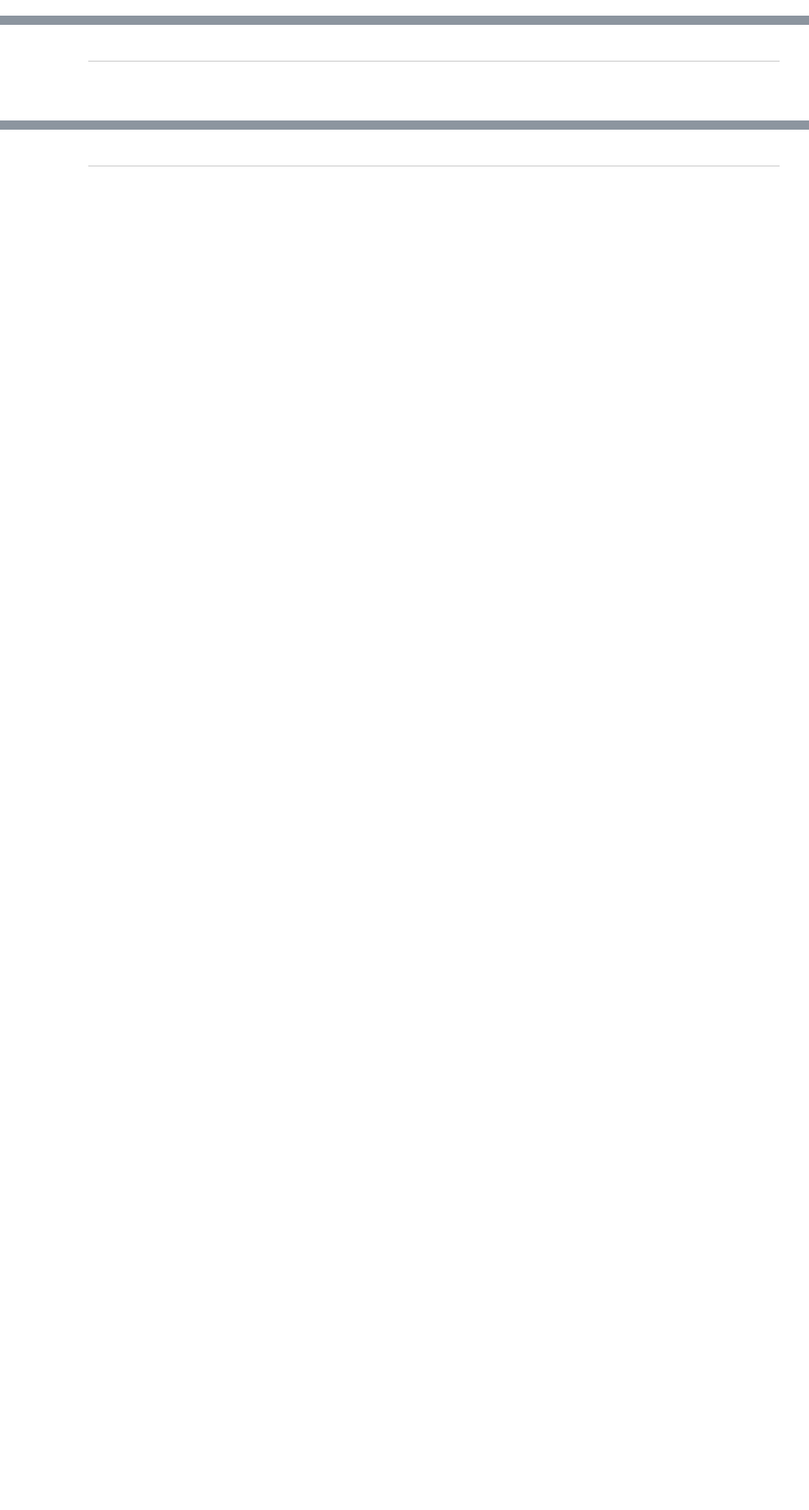
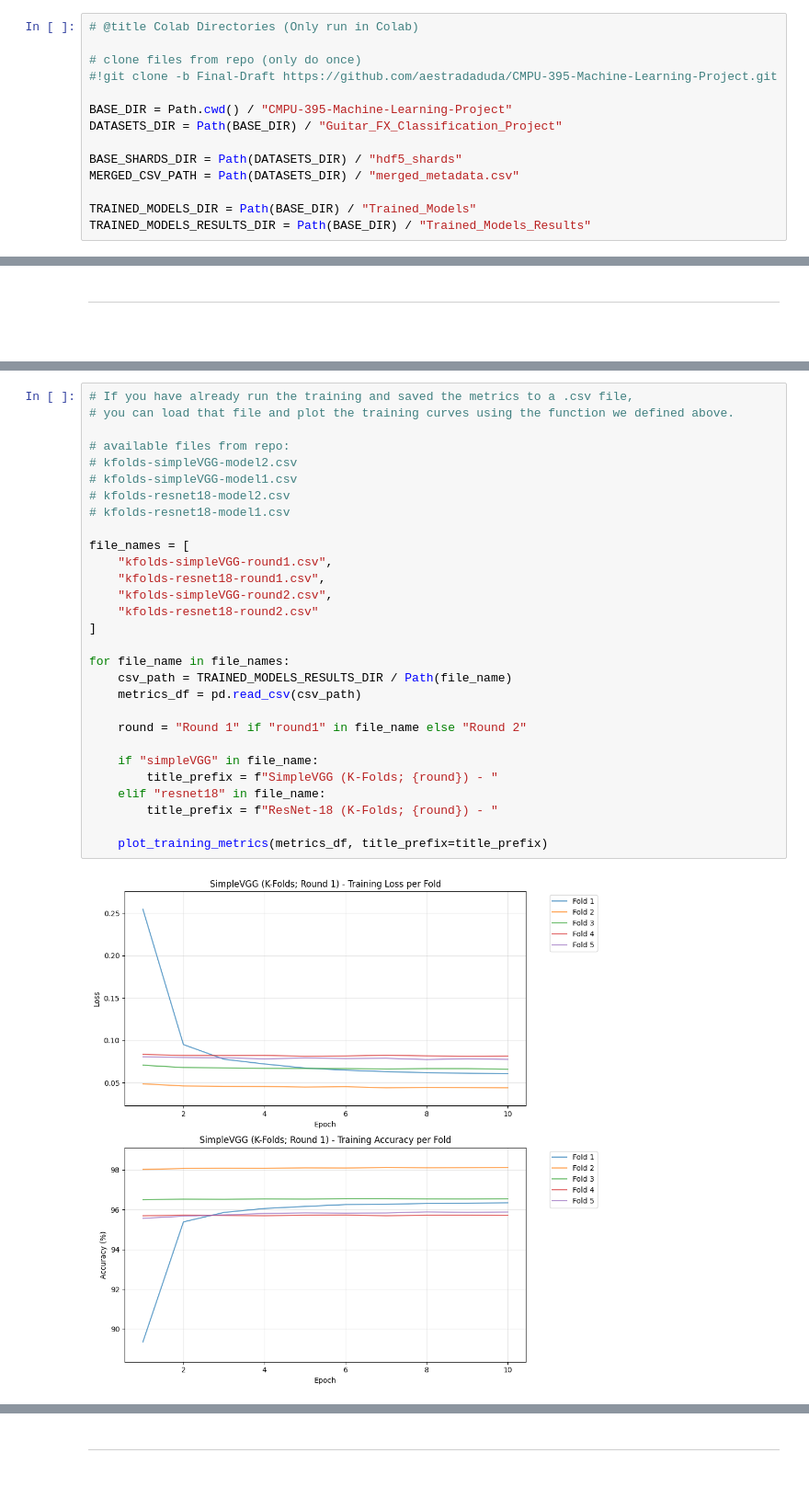
Before and after one commit to aestradaduda/CMPU-395-Machine-Learning-Project, a Jupyter notebook: ML_Guitar_Effect_Classification_AxelE.ipynb, the cells around one changed output, grey strips where cells are left out. Shown at 92% size. Drawn from its saved outputs; the diff is of its cells as text; blank space fills up the shorter version.

```diff
--- a/ML_Guitar_Effect_Classification_AxelE.ipynb
+++ b/ML_Guitar_Effect_Classification_AxelE.ipynb
@@ -113,3 +106,17 @@ MERGED_CSV_PATH = BASE_DIR / "merged_metadata.csv"
+# %%
+# @title Colab Directories (Only run in Colab)
+
+# clone files from repo (only do once)
+#!git clone -b Final-Draft https://github.com/aestradaduda/CMPU-395-Machine-Learning-Project.git
+
+BASE_DIR = Path.cwd() / "CMPU-395-Machine-Learning-Project"
+DATASETS_DIR = Path(BASE_DIR) / "Guitar_FX_Classification_Project"
+
+BASE_SHARDS_DIR = Path(DATASETS_DIR) / "hdf5_shards"
+MERGED_CSV_PATH = Path(DATASETS_DIR) / "merged_metadata.csv"
+
+TRAINED_MODELS_DIR = Path(BASE_DIR) / "Trained_Models"
+TRAINED_MODELS_RESULTS_DIR = Path(BASE_DIR) / "Trained_Models_Results"
 # %% [markdown]
 ---
 
@@ -841,0 +1273,31 @@ visualize_predictions(MODEL, test_dataset, device, num_samples=6)
+# %%
+# If you have already run the training and saved the metrics to a .csv file,
+# you can load that file and plot the training curves using the function we defined above.
+
+# available files from repo:
+# kfolds-simpleVGG-model2.csv
+# kfolds-simpleVGG-model1.csv
+# kfolds-resnet18-model2.csv
+# kfolds-resnet18-model1.csv
+
+file_names = [
+    "kfolds-simpleVGG-round1.csv",
+    "kfolds-resnet18-round1.csv",
+    "kfolds-simpleVGG-round2.csv",
+    "kfolds-resnet18-round2.csv"
+]
+
+for file_name in file_names:
+    csv_path = TRAINED_MODELS_RESULTS_DIR / Path(file_name)
+    metrics_df = pd.read_csv(csv_path)
+
+    round = "Round 1" if "round1" in file_name else "Round 2"
+
+    if "simpleVGG" in file_name:
+        title_prefix = f"SimpleVGG (K-Folds; {round}) - "
+    elif "resnet18" in file_name:
+        title_prefix = f"ResNet-18 (K-Folds; {round}) - "
+
+    plot_training_metrics(metrics_df, title_prefix=title_prefix)
+# %% [output]
+[figure, added]
```
Also changed, not shown: parts of 44 cells of this notebook.
